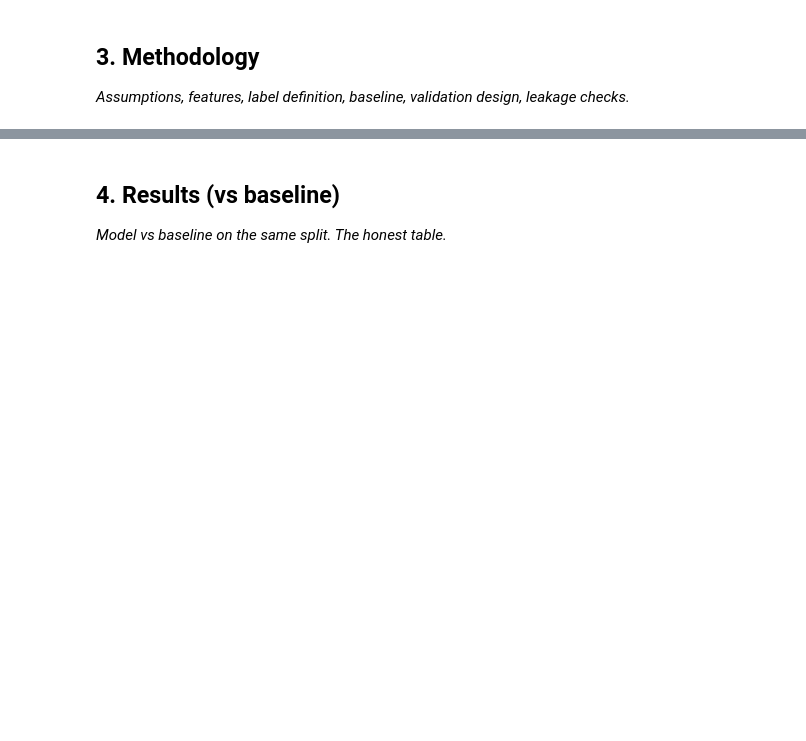
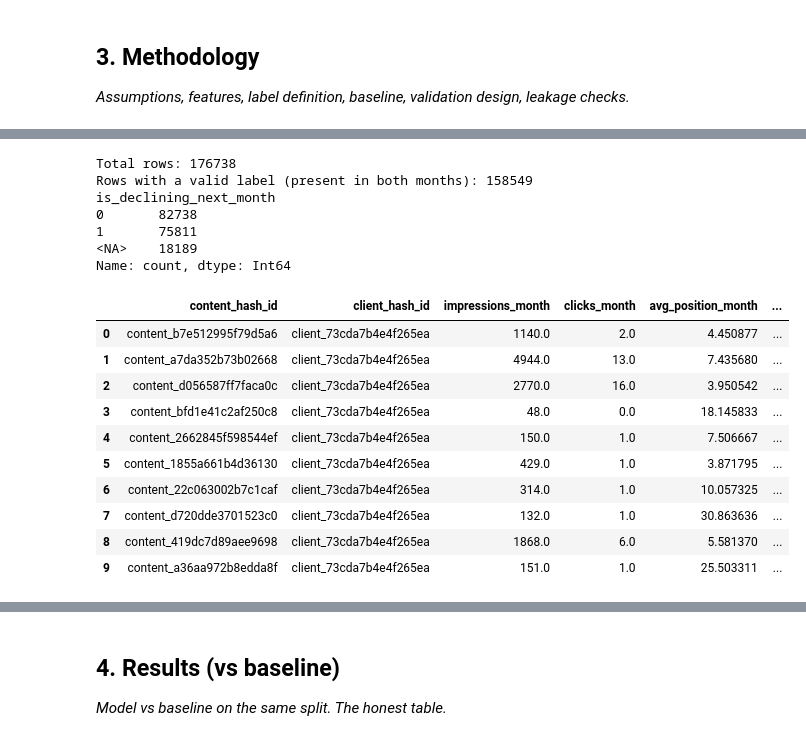
Before and after one commit to SNK005/flyrank-ml-internship, a Jupyter notebook: work/notebooks/capstone.ipynb, the cells around one changed output, grey strips where cells are left out. Saved outputs shown, nothing was run; the diff lists cells and outputs as text; code cells hidden in the pictures; blank space fills up the shorter version.

```diff
--- a/work/notebooks/capstone.ipynb
+++ b/work/notebooks/capstone.ipynb
@@ -20,0 +88,68 @@ This skeleton is yours to fill. Work the sections **in order** — each one has
+# %%
+BASE = "hf://datasets/FlyRank/internship-warehouse/fact_content_daily_performance"
+
+query = f"""
+WITH march AS (
+    SELECT
+        content_hash_id,
+        client_hash_id,
+        SUM(gsc_impressions) AS impressions_month,
+        SUM(gsc_clicks) AS clicks_month,
+        SUM(gsc_sum_position) * 1.0 / NULLIF(SUM(gsc_impressions), 0) AS avg_position_month,
+        SUM(ga4_engaged_sessions) AS engaged_sessions_month,
+        SUM(ga4_sessions) AS sessions_month,
+        SUM(sessions_ai) AS ai_sessions_month
+    FROM read_parquet('{BASE}/month=2026-03/*.parquet')
+    WHERE gsc_data_available IS TRUE
+    GROUP BY content_hash_id, client_hash_id
+),
+april AS (
+    SELECT
+        content_hash_id,
+        SUM(gsc_impressions) AS impressions_april
+    FROM read_parquet('{BASE}/month=2026-04/*.parquet')
+    WHERE gsc_data_available IS TRUE
+    GROUP BY content_hash_id
+)
+SELECT
+    m.*,
+    a.impressions_april,
+    CASE
+        WHEN a.impressions_april IS NULL THEN NULL
+        WHEN m.impressions_month = 0 THEN NULL
+        ELSE (a.impressions_april - m.impressions_month) * 1.0 / m.impressions_month
+    END AS pct_change,
+    CASE
+        WHEN a.impressions_april IS NULL THEN NULL
+        WHEN m.impressions_month = 0 THEN NULL
+        WHEN (a.impressions_april - m.impressions_month) * 1.0 / m.impressions_month < -0.20 THEN 1
+        ELSE 0
+    END AS is_declining_next_month
+FROM march m
+LEFT JOIN april a ON m.content_hash_id = a.content_hash_id
+"""
+
+df = con.sql(query).df()
+print("Total rows:", len(df))
+print("Rows with a valid label (present in both months):", df['is_declining_next_month'].notna().sum())
+print(df['is_declining_next_month'].value_counts(dropna=False))
+df.head(10)
+# %% [output]
+Total rows: 176738
+Rows with a valid label (present in both months): 158549
+is_declining_next_month
+0       82738
+1       75811
+<NA>    18189
+Name: count, dtype: Int64
+|  | content_hash_id | client_hash_id | impressions_month | clicks_month | avg_position_month | ... |
+| 0 | content_b7e512995f79d5a6 | client_73cda7b4e4f265ea | 1140.0 | 2.0 | 4.450877 | ... |
+| 1 | content_a7da352b73b02668 | client_73cda7b4e4f265ea | 4944.0 | 13.0 | 7.435680 | ... |
+| 2 | content_d056587ff7faca0c | client_73cda7b4e4f265ea | 2770.0 | 16.0 | 3.950542 | ... |
+| 3 | content_bfd1e41c2af250c8 | client_73cda7b4e4f265ea | 48.0 | 0.0 | 18.145833 | ... |
+| 4 | content_2662845f598544ef | client_73cda7b4e4f265ea | 150.0 | 1.0 | 7.506667 | ... |
+| 5 | content_1855a661b4d36130 | client_73cda7b4e4f265ea | 429.0 | 1.0 | 3.871795 | ... |
+| 6 | content_22c063002b7c1caf | client_73cda7b4e4f265ea | 314.0 | 1.0 | 10.057325 | ... |
+| 7 | content_d720dde3701523c0 | client_73cda7b4e4f265ea | 132.0 | 1.0 | 30.863636 | ... |
+| 8 | content_419dc7d89aee9698 | client_73cda7b4e4f265ea | 1868.0 | 6.0 | 5.581370 | ... |
+| 9 | content_a36aa972b8edda8f | client_73cda7b4e4f265ea | 151.0 | 1.0 | 25.503311 | ... |
```
Also changed, not shown: parts of 23 cells of this notebook.
